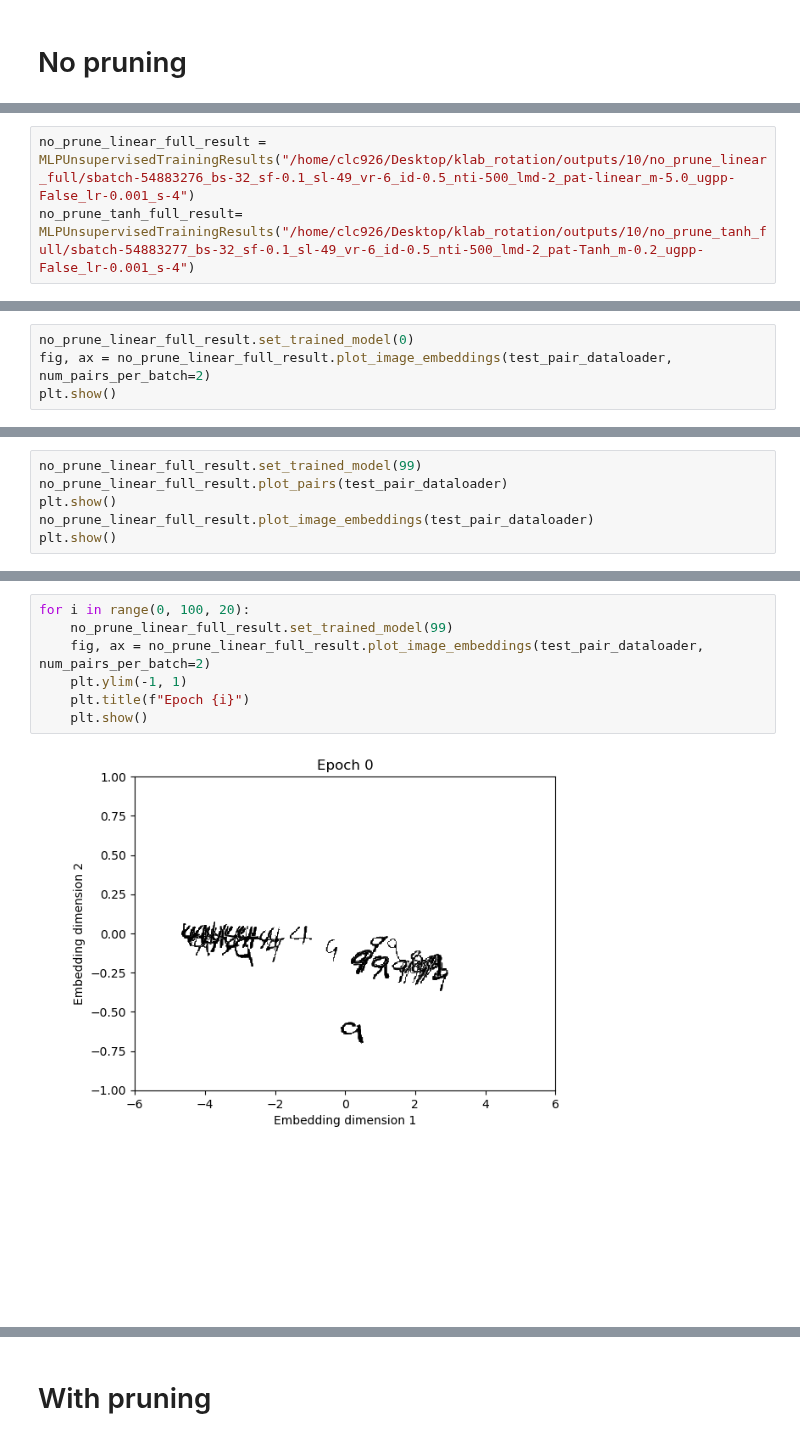
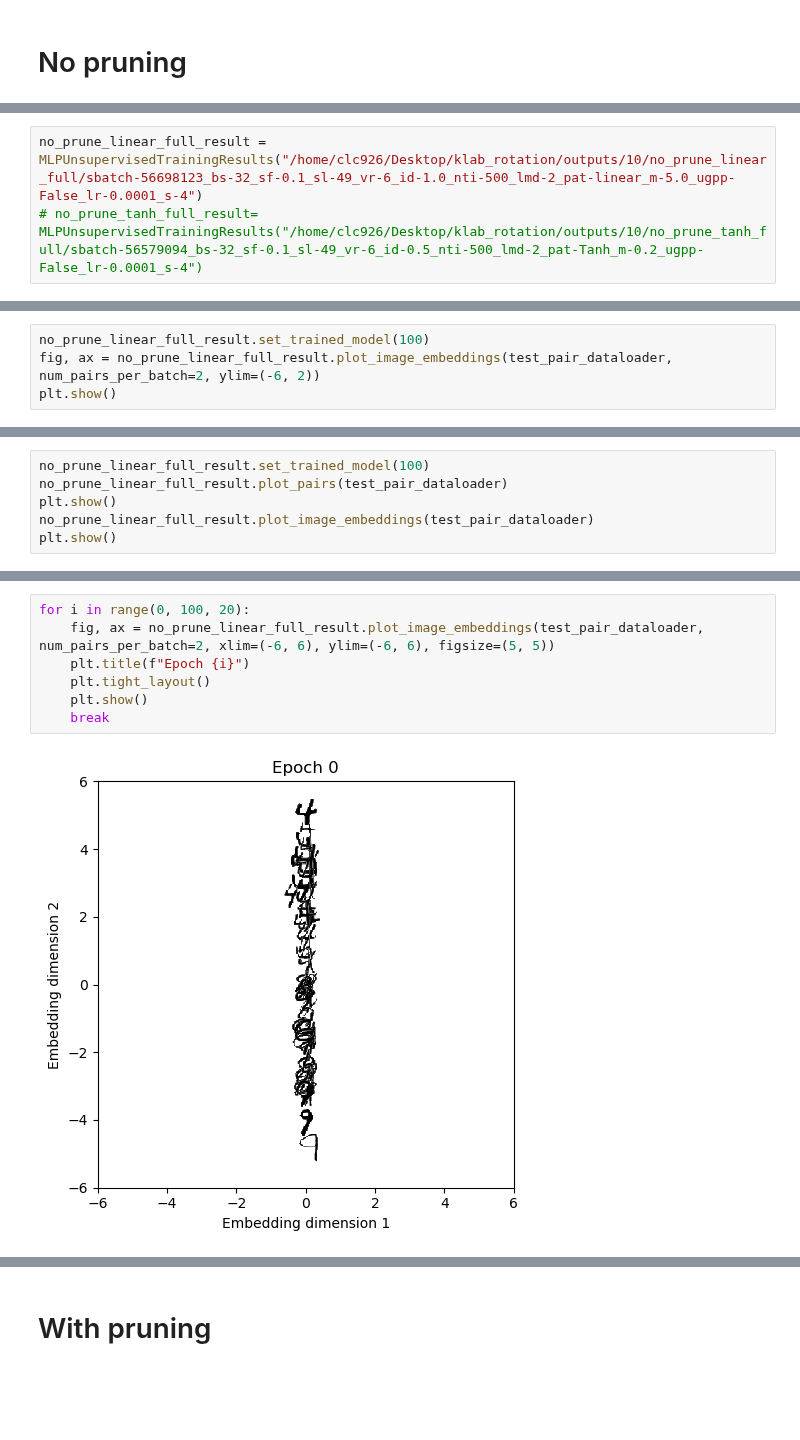
Before and after one commit to cchu70/klab_rotation, a Jupyter notebook: 10_Simple-MLP-unsupervised-SBATCH.ipynb, the cells around one changed output, grey strips where cells are left out. Cells and saved outputs as stored; diff of their text form; blank space fills up the shorter version.

```diff
--- a/10_Simple-MLP-unsupervised-SBATCH.ipynb
+++ b/10_Simple-MLP-unsupervised-SBATCH.ipynb
@@ -110,6 +148,6 @@ More epochs, 10% of MNIST
 # %%
-no_prune_linear_full_result = MLPUnsupervisedTrainingResults("/home/clc926/Desktop/klab_rotation/outputs/10/no_prune_linear_full/sbatch-54883276_bs-32_sf-0.1_sl-49_vr-6_id-0.5_nti-500_lmd-2_pat-linear_m-5.0_ugpp-False_lr-0.001_s-4")
-no_prune_tanh_full_result= MLPUnsupervisedTrainingResults("/home/clc926/Desktop/klab_rotation/outputs/10/no_prune_tanh_full/sbatch-54883277_bs-32_sf-0.1_sl-49_vr-6_id-0.5_nti-500_lmd-2_pat-Tanh_m-0.2_ugpp-False_lr-0.001_s-4")
+no_prune_linear_full_result = MLPUnsupervisedTrainingResults("/home/clc926/Desktop/klab_rotation/outputs/10/no_prune_linear_full/sbatch-56698123_bs-32_sf-0.1_sl-49_vr-6_id-1.0_nti-500_lmd-2_pat-linear_m-5.0_ugpp-False_lr-0.0001_s-4")
+# no_prune_tanh_full_result= MLPUnsupervisedTrainingResults("/home/clc926/Desktop/klab_rotation/outputs/10/no_prune_tanh_full/sbatch-56579094_bs-32_sf-0.1_sl-49_vr-6_id-0.5_nti-500_lmd-2_pat-Tanh_m-0.2_ugpp-False_lr-0.0001_s-4")
 # %%
 no_prune_linear_full_result.plot_training_losses()
 plt.show()
@@ -131,4 +171,4 @@ plt.show()
 # %%
-no_prune_linear_full_result.set_trained_model(0)
-fig, ax = no_prune_linear_full_result.plot_image_embeddings(test_pair_dataloader, num_pairs_per_batch=2)
+no_prune_linear_full_result.set_trained_model(100)
+fig, ax = no_prune_linear_full_result.plot_image_embeddings(test_pair_dataloader, num_pairs_per_batch=2, ylim=(-6, 2))
 plt.show()
@@ -135,5 +178,5 @@ plt.show()
 # %%
-no_prune_linear_full_result.set_trained_model(99)
+no_prune_linear_full_result.set_trained_model(100)
 no_prune_linear_full_result.plot_pairs(test_pair_dataloader)
 plt.show()
 no_prune_linear_full_result.plot_image_embeddings(test_pair_dataloader)
@@ -144,9 +187,9 @@ plt.show()
 # %%
 for i in range(0, 100, 20):
-    no_prune_linear_full_result.set_trained_model(99)
-    fig, ax = no_prune_linear_full_result.plot_image_embeddings(test_pair_dataloader, num_pairs_per_batch=2)
-    plt.ylim(-1, 1)
+    fig, ax = no_prune_linear_full_result.plot_image_embeddings(test_pair_dataloader, num_pairs_per_batch=2, xlim=(-6, 6), ylim=(-6, 6), figsize=(5, 5))
     plt.title(f"Epoch {i}")
+    plt.tight_layout()
     plt.show()
+    break
 # %% [output]
-[figure, old version]
+[figure, new version]
```
Also changed, not shown: parts of 39 cells of this notebook, 12 other files.
